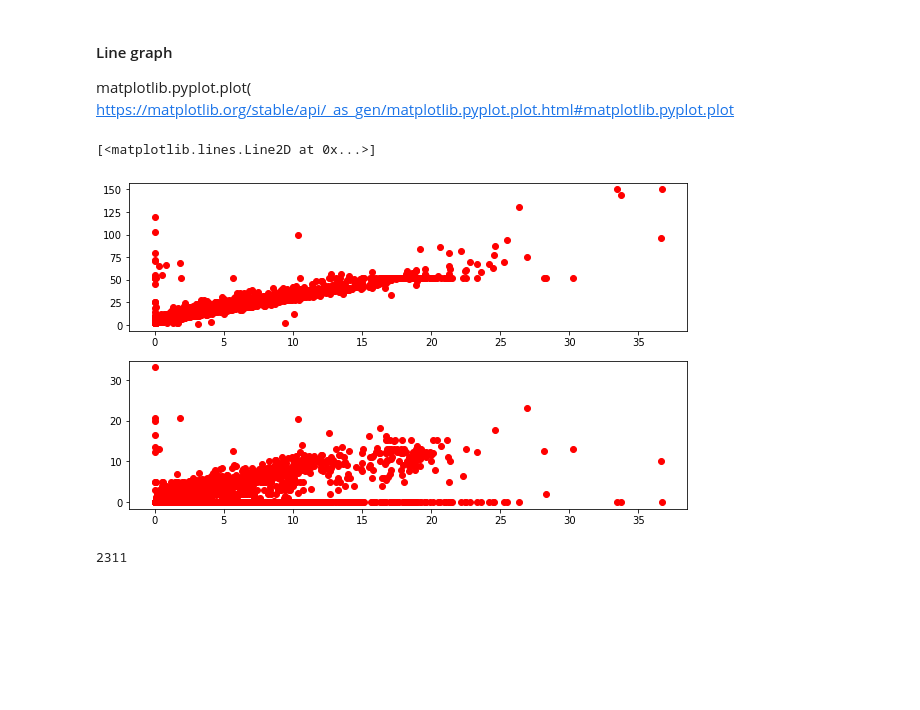
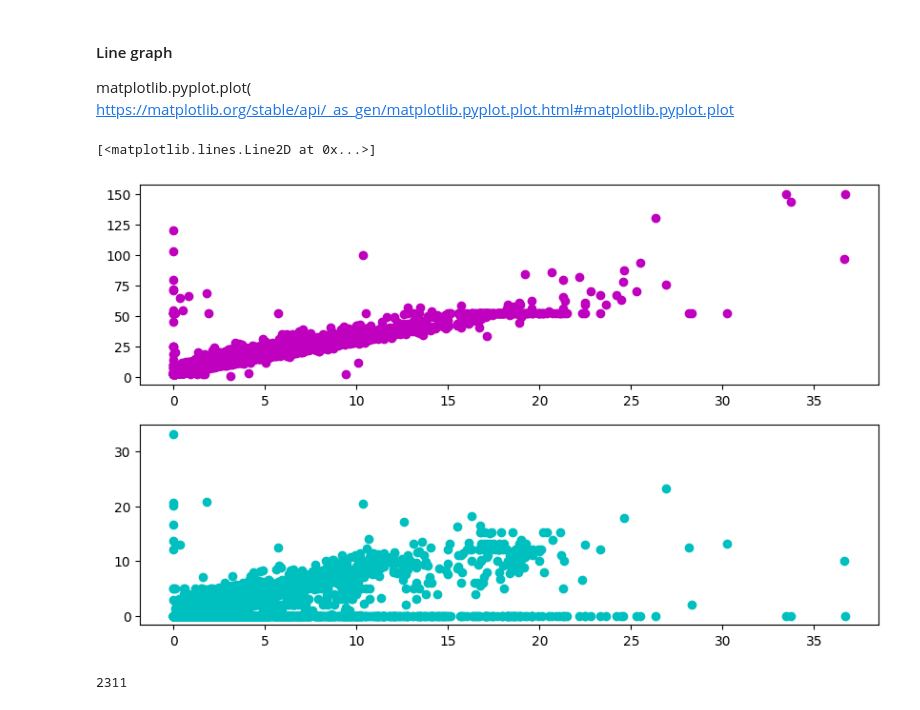
Before and after one commit to vahan-sahakyan/data-visualization, a Jupyter notebook: Week_2_11.ipynb, the cells around one changed output. Saved outputs shown, nothing was run; the diff lists cells and outputs as text; code cells hidden in the pictures; blank space fills up the shorter version.

```diff
--- a/Week_2_11.ipynb
+++ b/Week_2_11.ipynb
@@ -241,18 +241,18 @@ https://matplotlib.org/stable/api/_as_gen/matplotlib.pyplot.plot.html#matplotlib
 # %%
 df_1 = df.sort_values('distance')
 
 x = np.array(df_1.distance)
 y = np.array(df_1.fare)
 y1 = np.array(df_1.tip)
 
 fig, (ax_dist_fare, ax_dist_tip) = plt.subplots(figsize=(10,6),
                                                ncols = 1,
                                                nrows = 2)
-ax_dist_fare.plot(x,y, 'ro')
-ax_dist_tip.plot(x,y1, 'ro')
+ax_dist_fare.plot(x,y, 'mo')
+ax_dist_tip.plot(x,y1, 'co')
 # %% [output]
 [<matplotlib.lines.Line2D at 0x...>]
-[figure, old version]
+[figure, new version]
 # %%
 len(df_1[df_1['tip'] == 0])
 # %% [output]
```
Also changed, not shown: parts of 22 cells of this notebook.
